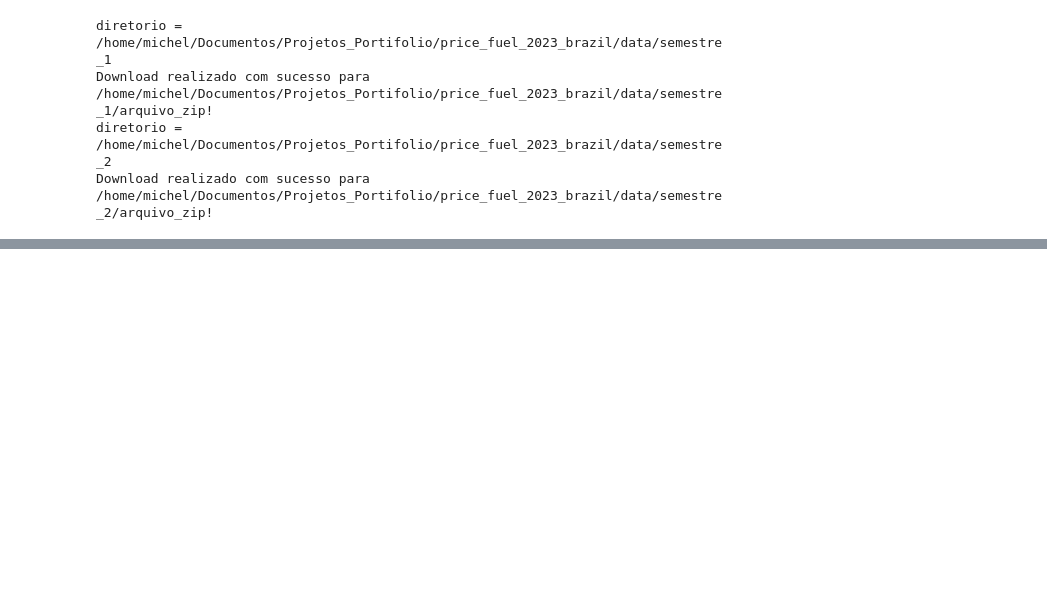
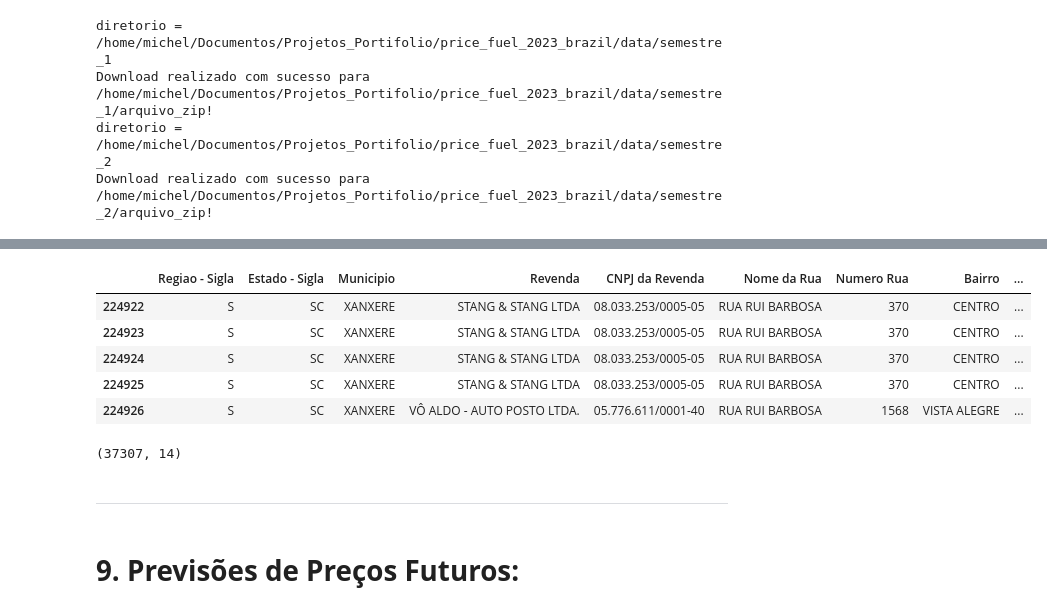
Before and after one commit to michellsspy/price_fuel_2023_brazil, a Jupyter notebook: main.ipynb, the cells around one changed output, grey strips where cells are left out. Drawn from its saved outputs; the diff is of its cells as text; code cells hidden in the pictures; blank space fills up the shorter version.

```diff
--- a/main.ipynb
+++ b/main.ipynb
@@ -96,0 +447,18 @@ Download realizado com sucesso para /home/michel/Documentos/Projetos_Portifolio/
+# %%
+df_sc = df_concat[df_concat['Estado - Sigla'] == "SC"]
+df_sc.head()
+# %% [output]
+|  | Regiao - Sigla | Estado - Sigla | Municipio | Revenda | CNPJ da Revenda | Nome da Rua | Numero Rua | Bairro | ... |
+| 224922 | S | SC | XANXERE | STANG & STANG LTDA | 08.033.253/0005-05 | RUA RUI BARBOSA | 370 | CENTRO | ... |
+| 224923 | S | SC | XANXERE | STANG & STANG LTDA | 08.033.253/0005-05 | RUA RUI BARBOSA | 370 | CENTRO | ... |
+| 224924 | S | SC | XANXERE | STANG & STANG LTDA | 08.033.253/0005-05 | RUA RUI BARBOSA | 370 | CENTRO | ... |
+| 224925 | S | SC | XANXERE | STANG & STANG LTDA | 08.033.253/0005-05 | RUA RUI BARBOSA | 370 | CENTRO | ... |
+| 224926 | S | SC | XANXERE | VÔ ALDO - AUTO POSTO LTDA. | 05.776.611/0001-40 | RUA RUI BARBOSA | 1568 | VISTA ALEGRE | ... |
+# %%
+df_sc.shape
+# %% [output]
+(37307, 14)
+# %% [markdown]
+***
+# %% [markdown]
+# **9. Previsões de Preços Futuros:**
```
Also changed, not shown: parts of 65 cells of this notebook.
